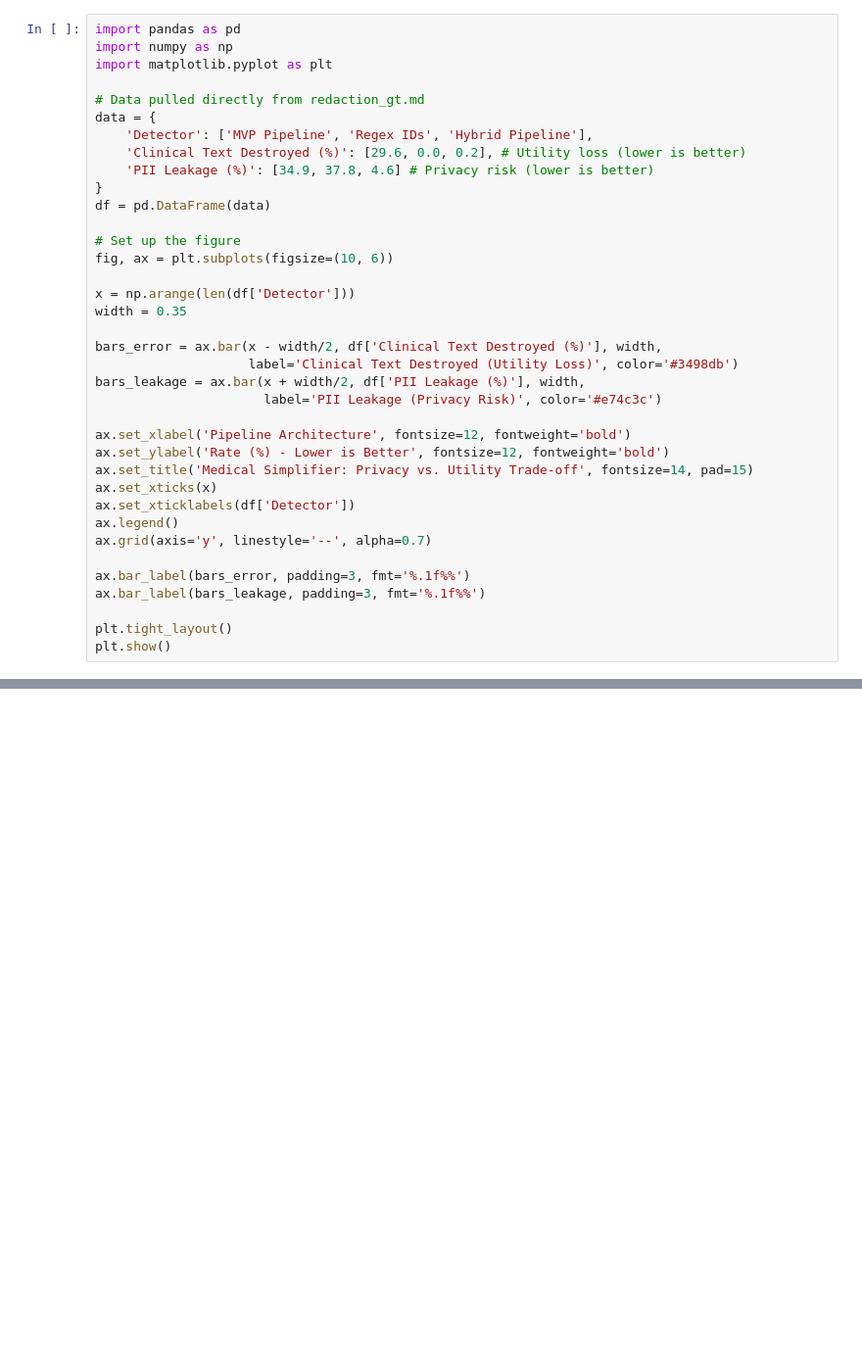
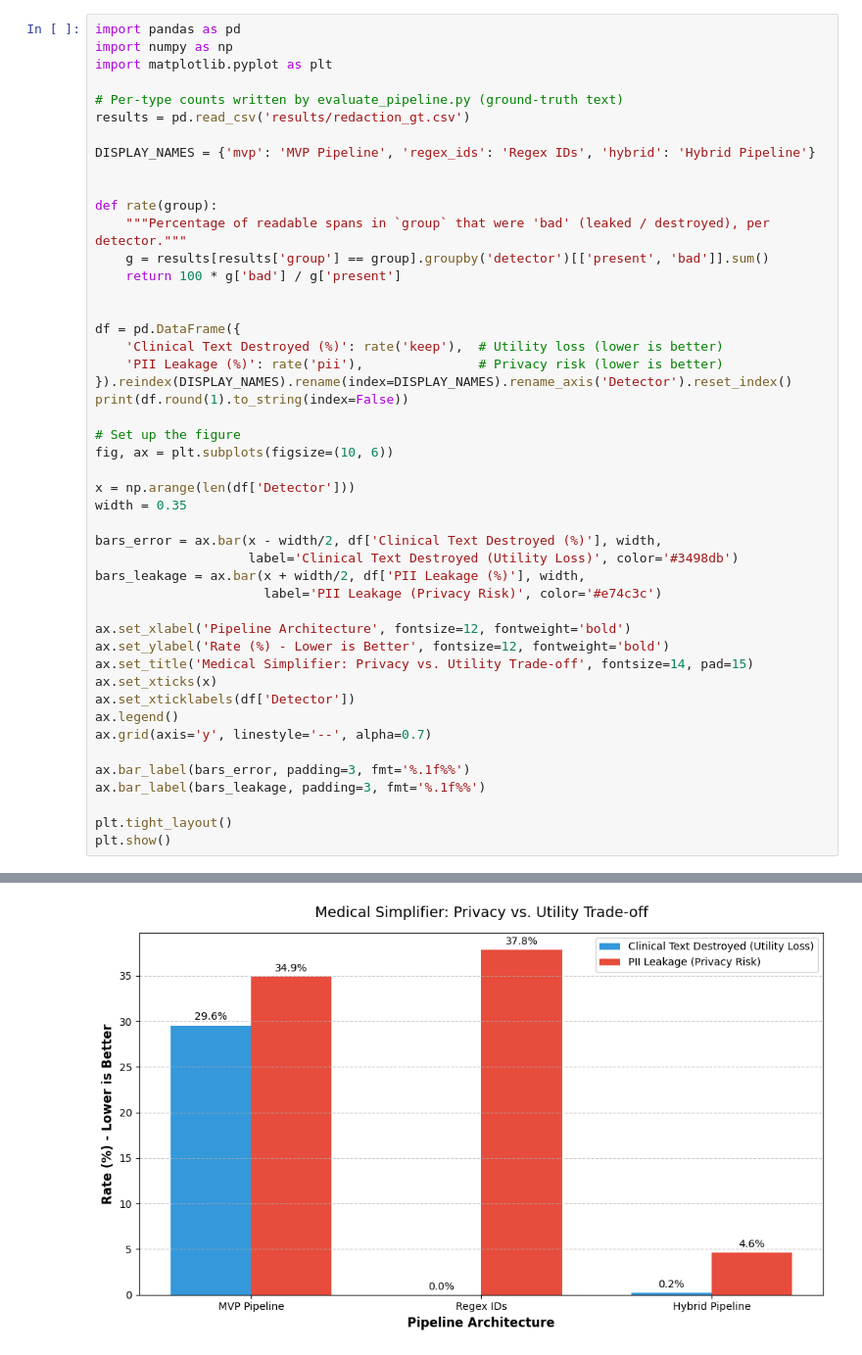
Before and after one commit to SaraLarkem/medical-simplifier, a Jupyter notebook: evaluation_analysis-v2.ipynb, the cells around one changed output, grey strips where cells are left out. Shown at 98% size. Drawn from its saved outputs; the diff is of its cells as text; blank space fills up the shorter version.

```diff
--- a/evaluation_analysis-v2.ipynb
+++ b/evaluation_analysis-v2.ipynb
@@ -6,13 +8,23 @@ import pandas as pd
 import numpy as np
 import matplotlib.pyplot as plt
 
-# Data pulled directly from redaction_gt.md
-data = {
-    'Detector': ['MVP Pipeline', 'Regex IDs', 'Hybrid Pipeline'],
-    'Clinical Text Destroyed (%)': [29.6, 0.0, 0.2], # Utility loss (lower is better)
-    'PII Leakage (%)': [34.9, 37.8, 4.6] # Privacy risk (lower is better)
-}
-df = pd.DataFrame(data)
+# Per-type counts written by evaluate_pipeline.py (ground-truth text)
+results = pd.read_csv('results/redaction_gt.csv')
+
+DISPLAY_NAMES = {'mvp': 'MVP Pipeline', 'regex_ids': 'Regex IDs', 'hybrid': 'Hybrid Pipeline'}
+
+
+def rate(group):
+    """Percentage of readable spans in `group` that were 'bad' (leaked / destroyed), per detector."""
+    g = results[results['group'] == group].groupby('detector')[['present', 'bad']].sum()
+    return 100 * g['bad'] / g['present']
+
+
+df = pd.DataFrame({
+    'Clinical Text Destroyed (%)': rate('keep'),  # Utility loss (lower is better)
+    'PII Leakage (%)': rate('pii'),               # Privacy risk (lower is better)
+}).reindex(DISPLAY_NAMES).rename(index=DISPLAY_NAMES).rename_axis('Detector').reset_index()
+print(df.round(1).to_string(index=False))
 
 # Set up the figure
 fig, ax = plt.subplots(figsize=(10, 6))
@@ -38,3 +50,4 @@ ax.bar_label(bars_leakage, padding=3, fmt='%.1f%%')
 
 plt.tight_layout()
 plt.show()
+# %% [output]
@@ -40,0 +58 @@ plt.show()
+[figure, added]
```
Also changed, not shown: parts of 3 cells of this notebook, 1 other file.
